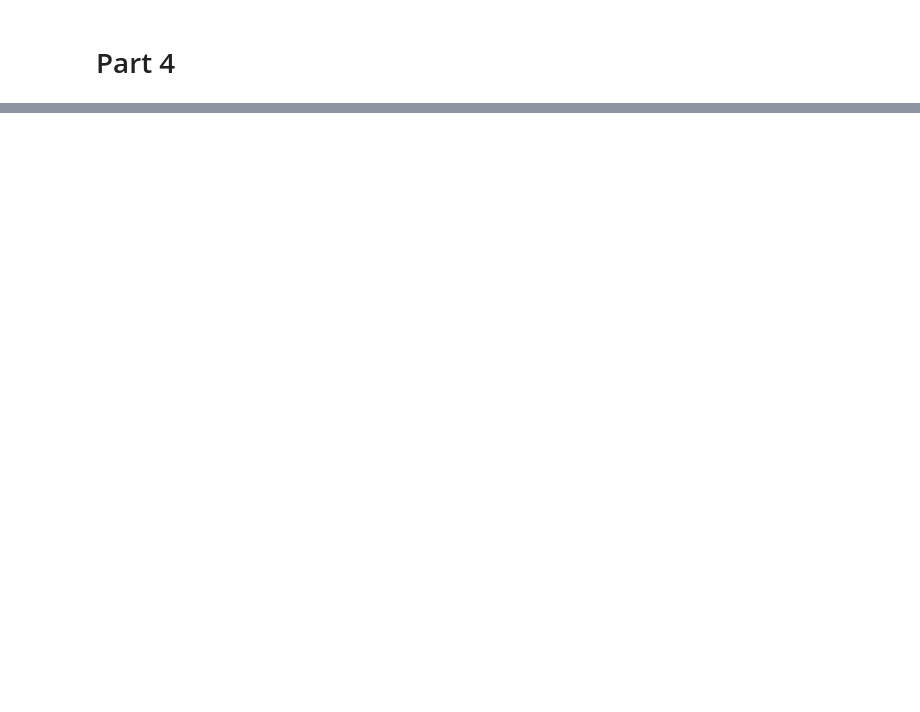
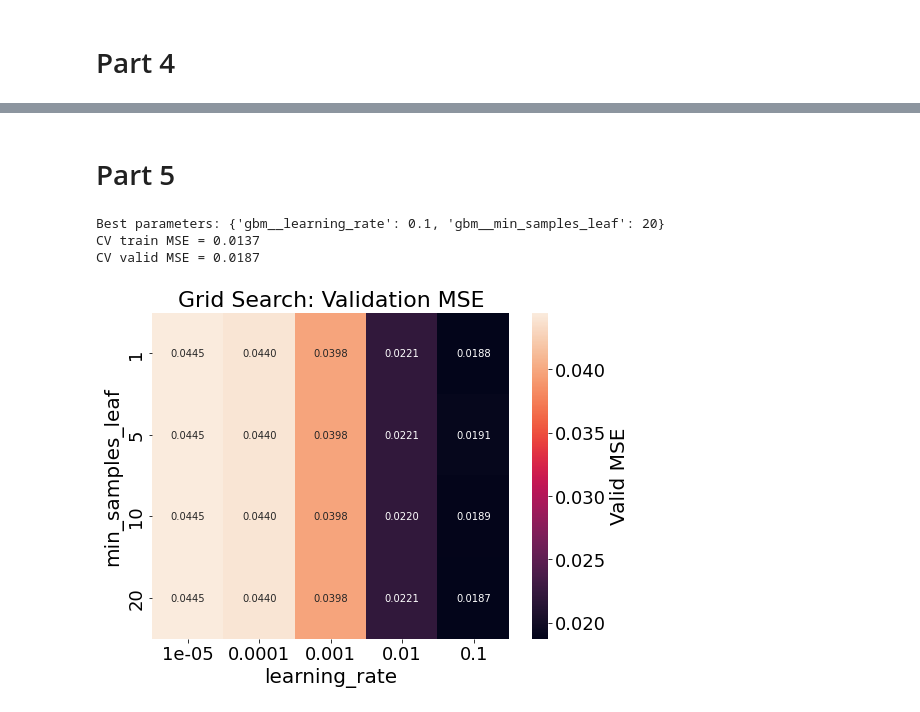
Before and after one commit to AvDaniel6/HW3-Intro-To-ML, a Jupyter notebook: main.ipynb, the cells around one changed output, grey strips where cells are left out. Saved outputs shown, nothing was run; the diff lists cells and outputs as text; code cells hidden in the pictures; blank space fills up the shorter version.

Commit message:
main with part 5

```diff
--- a/main.ipynb
+++ b/main.ipynb
@@ -604,0 +609,80 @@ plot3d(df_part4, 'PCR_02', 'PCR_08', 'contamination_level', 'contamination_level
+# %% [markdown]
+# Part 5
+# %%
+from sklearn.datasets import make_regression
+from sklearn.ensemble import GradientBoostingRegressor
+
+top_features = [
+    "PCR_01",
+    "PCR_03",
+    "sugar_levels",
+    "weight",
+    "happiness_score"
+]
+
+# 2. Create feature-only subsets
+X_train_sel = X_train_df[top_features].copy()
+X_test_sel  = X_test_df [top_features].copy()
+y_train_sel = y_train_df.copy()
+y_test_sel  = y_test_df.copy()
+# %%
+from sklearn.model_selection import GridSearchCV
+
+
+pipe = Pipeline([
+    ("gbm", GradientBoostingRegressor(loss="huber", random_state=random_state))
+])
+
+param_grid = {
+    "gbm__learning_rate":    np.logspace(-5, -1, num=5),
+    "gbm__min_samples_leaf": [1, 5, 10, 20]
+}
+
+gs = GridSearchCV(
+    estimator         = pipe,
+    param_grid        = param_grid,
+    scoring           = "neg_mean_squared_error",
+    cv                = 5,
+    return_train_score= True,
+    n_jobs            = -1
+)
+
+gs.fit(X_train_sel, y_train_sel)
+
+best_params = gs.best_params_
+best_valid_mse = -gs.best_score_
+best_train_mse = -gs.cv_results_["mean_train_score"][gs.best_index_]
+
+print("Best parameters:", best_params)
+print(f"CV train MSE = {best_train_mse:.4f}")
+print(f"CV valid MSE = {best_valid_mse:.4f}")
+# %% [output]
+Best parameters: {'gbm__learning_rate': 0.1, 'gbm__min_samples_leaf': 20}
+CV train MSE = 0.0137
+CV valid MSE = 0.0187
+# %%
+df = pd.DataFrame(gs.cv_results_)
+
+# pivot to wide form: rows = min_samples_leaf, columns = learning_rate
+pivot = df.pivot_table(
+    index='param_gbm__min_samples_leaf',
+    columns='param_gbm__learning_rate',
+    values='mean_test_score'   # this is negative MSE
+)
+
+# convert back to positive MSE
+pivot = -pivot
+
+plt.figure(figsize=(8,6))
+sns.heatmap(
+    pivot,
+    annot=True,
+    fmt=".4f",
+    cbar_kws={'label': 'Valid MSE'}
+)
+plt.xlabel("learning_rate")
+plt.ylabel("min_samples_leaf")
+plt.title("Grid Search: Validation MSE")
+plt.show()
+# %% [output]
+[figure, added]
```
Also changed, not shown: parts of 14 cells of this notebook.
